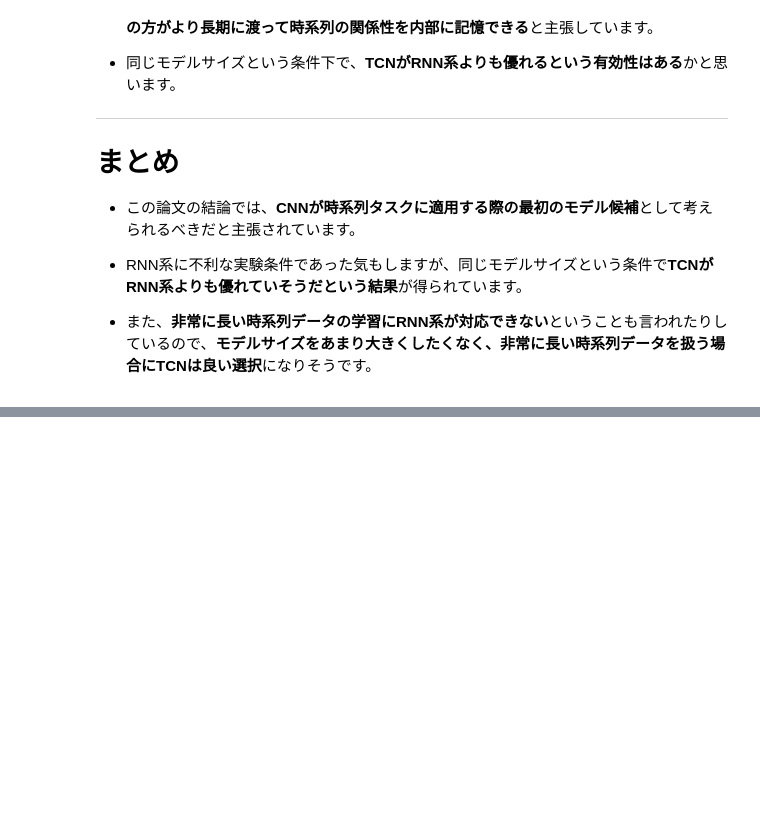
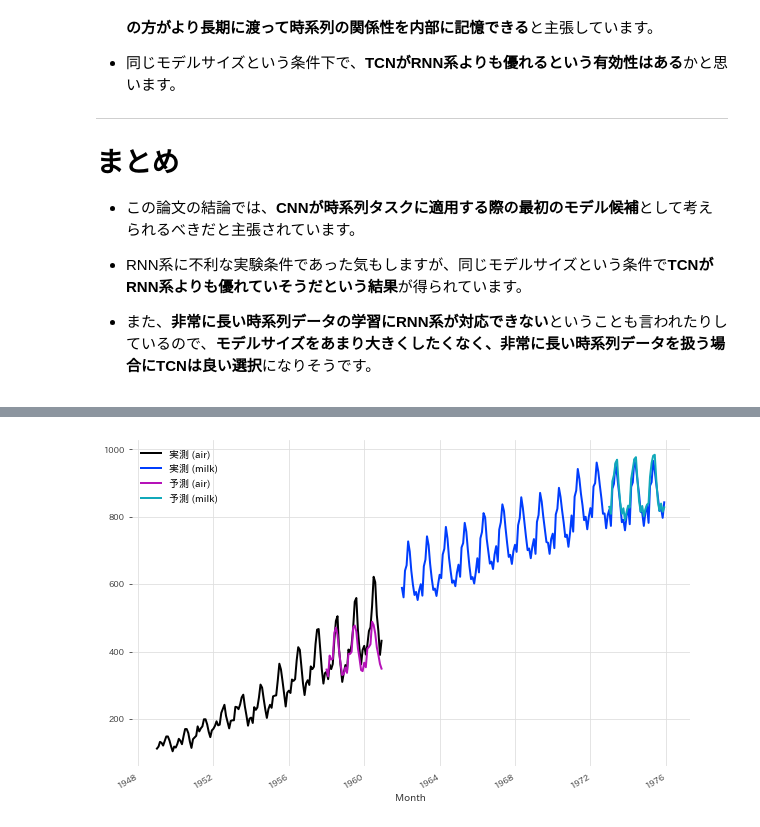
Before and after one commit to webclinic017/-daily-test, a Jupyter notebook: Darts_test.ipynb, the cells around one changed output, grey strips where cells are left out. Saved outputs shown, nothing was run; the diff lists cells and outputs as text; code cells hidden in the pictures; blank space fills up the shorter version.

```diff
--- a/Darts_test.ipynb
+++ b/Darts_test.ipynb
@@ -985,0 +1069,6 @@ https://qiita.com/ooyamatakehisa/items/2a044b41c69f3c8802ef
+# %%
+from darts.models import NBEATSModel
+
+model = NBEATSModel(input_chunk_length=24, output_chunk_length=12, random_state=42)
+
+model.fit([train_air_scaled, train_milk_scaled], epochs=50, verbose=True);
@@ -985,0 +1103,14 @@ https://qiita.com/ooyamatakehisa/items/2a044b41c69f3c8802ef
+# %%
+pred_air = model.predict(series=train_air_scaled, n=36)
+pred_milk = model.predict(series=train_milk_scaled, n=36)
+
+# 縮小::
+pred_air, pred_milk = scaler.inverse_transform([pred_air, pred_milk])
+
+plt.figure(figsize=(10, 6))
+series_air.plot(label="実測 (air)")
+series_milk.plot(label="実測 (milk)")
+pred_air.plot(label="予測 (air)")
+pred_milk.plot(label="予測 (milk)")
+# %% [output]
+[figure, added]
```
Also changed, not shown: parts of 31 cells of this notebook.
